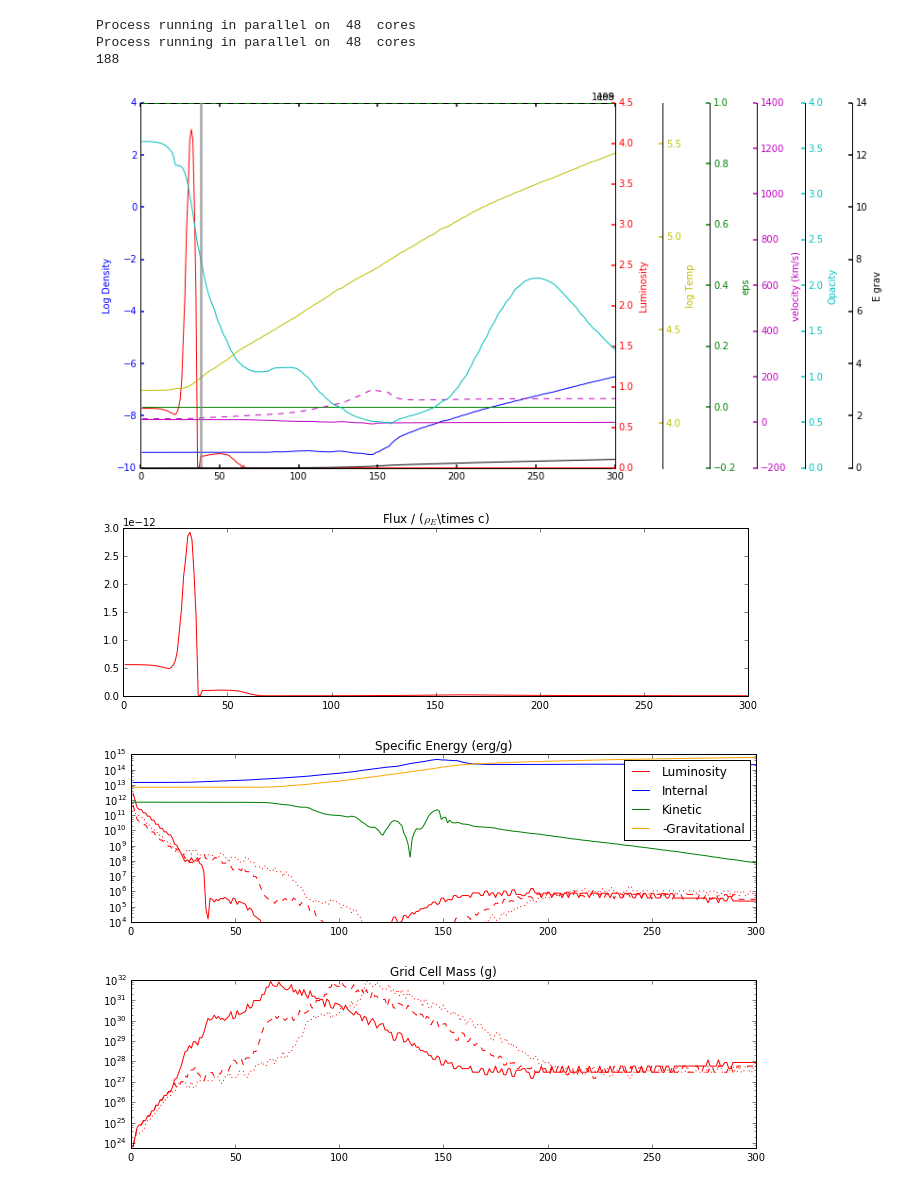
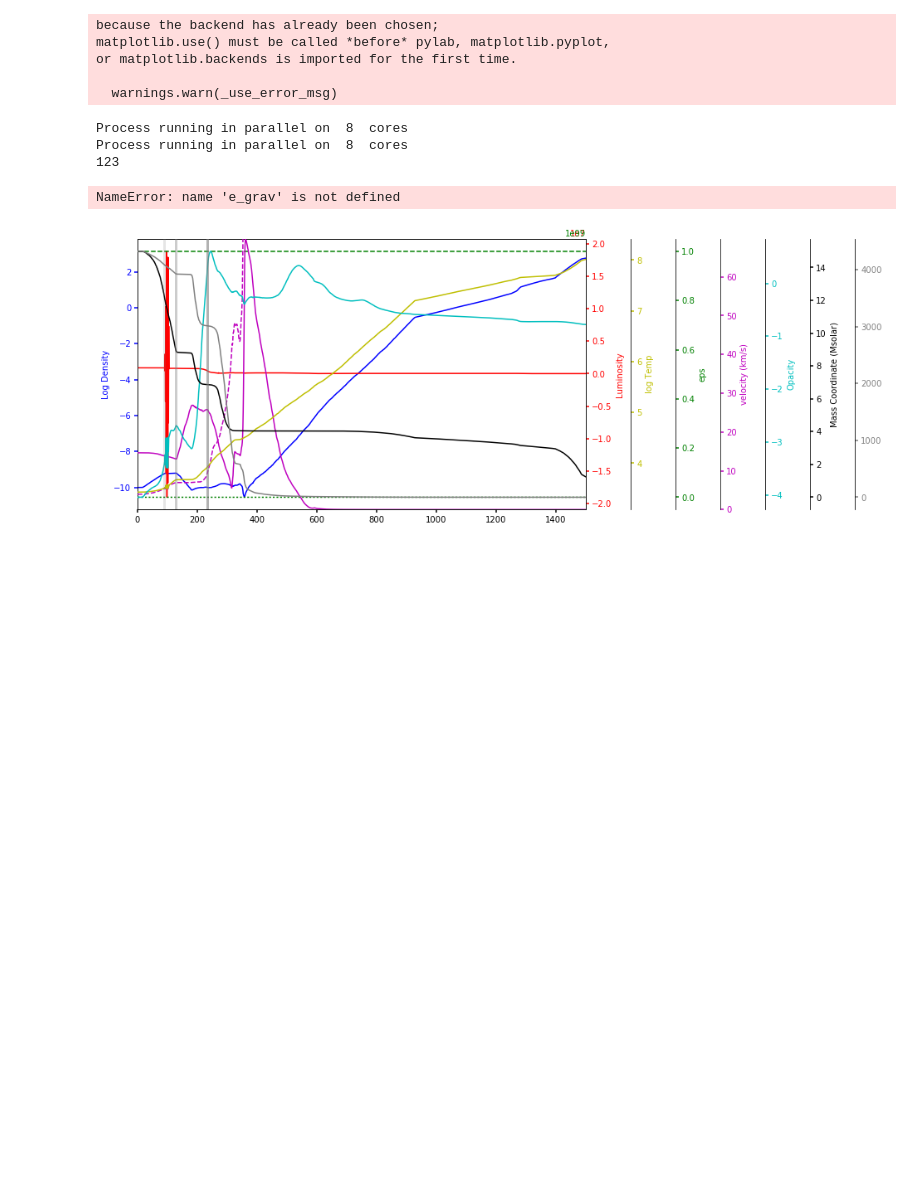
Before and after one commit to JRGarza/CE_mesa, a Jupyter notebook: python_scripts/check_results_tassos.ipynb, the cells around one changed output. Cells and saved outputs as stored; diff of their text form; code cells hidden in the pictures; blank space fills up the shorter version.

```diff
--- a/python_scripts/check_results_tassos.ipynb
+++ b/python_scripts/check_results_tassos.ipynb
@@ -8,19 +8,24 @@ import numpy as np
 %matplotlib inline
 plt.rcParams['figure.figsize'] = 12, 6  # that's default image size for this interactive session
 
-data_path = "/data/disk1/fragkos/mesa_projects/CE/test_runs/JeffTestForRon/LOGS/"
+data_path = "/Users/tassos/Desktop/TestForBill/LOGS/"
 #data_path = "/home/evol/andrews/Research/CE_mesa/working/LOGS/"
-
+data_path= "/Users/tassos/repos/CE_mesa/working/LOGS/"
 
 a = ms.mesa(data_path=data_path, parallel=True, abundances=False, log_abundances = True, Yaxis='mass', Xaxis="log_inv_star_age",czones=False, Variable='v_div_vesc', orbit=True)
 
 print len(a.profiles)
 # %% [output]
-Process running in parallel on  48  cores
-Process running in parallel on  48  cores
-188
+because the backend has already been chosen;
+matplotlib.use() must be called *before* pylab, matplotlib.pyplot,
+or matplotlib.backends is imported for the first time.
+
+  warnings.warn(_use_error_msg)
+Process running in parallel on  8  cores
+Process running in parallel on  8  cores
+123
 # %%
-i=len(a.profiles)-3
+i=len(a.profiles)-1
 
 
 def make_patch_spines_invisible(ax):
@@ -61,6 +66,12 @@ par6.spines["right"].set_position(("axes", 1.5))
 make_patch_spines_invisible(par6)
 par6.spines["right"].set_visible(True)
 
+par7 = host.twinx()
+par7.spines["right"].set_position(("axes", 1.6))
+make_patch_spines_invisible(par7)
+par7.spines["right"].set_visible(True)
+
+
 
 
 #i=6
@@ -71,7 +82,7 @@ x = a.profiles[i]["zone"]
 #x = 10**a.profiles[i]["logR"]
 #x = a.profiles[i]["q"]
 xmin = 0
-xmax = 300
+xmax = 1500
 # xmin = min(x)
 # xmax = max(x)
 
@@ -86,13 +97,13 @@ tau = 10.**a.profiles[i]["logtau"]
 
 
 
-# tau_zone = np.max([np.where(tau < 1)])
-# tau_x = x[tau_zone]
-# plt.axvline(tau_x, color='gray', linewidth=3, alpha=0.2)
+tau_zone = np.max([np.where(tau < 1.0)])
+tau_x = x[tau_zone]
+plt.axvline(tau_x, color='gray', linewidth=3, alpha=0.2)
 
-# tau_zone = np.max([np.where(tau < 10)])
-# tau_x = x[tau_zone]
-# plt.axvline(tau_x, color='gray', linewidth=3, alpha=0.4)
+tau_zone = np.max([np.where(tau < 10)])
+tau_x = x[tau_zone]
+plt.axvline(tau_x, color='gray', linewidth=3, alpha=0.4)
 
 tau_zone = np.max([np.where(tau < 100)])
 tau_x = x[tau_zone]
@@ -111,9 +122,13 @@ eps_nuc, = par2.plot(x,a.profiles[i]["eps_recombination"], label=r"$\epsilon_{\r
 vel, = par3.plot(x,a.profiles[i]["velocity"]/1.0e5, label="velocity", color='m')
 cs, = par3.plot(x,a.profiles[i]["csound"]/1.0e5, label="Sound speed", color='m', linestyle='dashed')
 temp, = par4.plot(x,a.profiles[i]["logT"], label="log Temp", color='y')
-opacity, = par5.plot(x,a.profiles[i]["opacity"], label="opacity", color='c')
+opacity, = par5.plot(x,np.log10(a.profiles[i]["opacity"]), label="opacity", color='c')
 #brunt_N2, = par6.plot(x, a.profiles[i]["brunt_N2"], label="Brunt-Vaisala", color='k')
-e_grav, = par6.plot(x, a.profiles[i]["mass"]/10**a.profiles[i]["logR"], label="e_grav", color='k')
+# e_grav, = par6.plot(x, a.profiles[i]["mass"]/10**a.profiles[i]["logR"], label="e_grav", color='k')
+mass, = par6.plot(x, a.profiles[i]["mass"], label="Mass coordinate", color='k')
+radius, = par7.plot(x, 10**a.profiles[i]["logR"], label="Radius coordinate", color='grey')
+
+
 
 
 # Label y-axes
@@ -124,7 +139,7 @@ par3.set_ylabel('velocity (km/s)')
 par4.set_ylabel('log Temp')
 par5.set_ylabel('Opacity')
 #par6.set_ylabel('Brunt-Vaisala')
-par6.set_ylabel('E grav')
+par6.set_ylabel('Mass Coordinate (Msolar)')
 
 
 # Set y-axis label colors
@@ -135,10 +150,15 @@ par3.yaxis.label.set_color(vel.get_color())
 par4.yaxis.label.set_color(temp.get_color())
 par5.yaxis.label.set_color(opacity.get_color())
 #par6.yaxis.label.set_color(brunt_N2.get_color())
-par6.yaxis.label.set_color(e_grav.get_color())
+par6.yaxis.label.set_color(mass.get_color())
+par7.yaxis.label.set_color(radius.get_color())
+
 
 # Y-limit
 par4.set_ylim(0.9*min(a.profiles[i]["logT"][xmin:xmax]), 1.05*max(a.profiles[i]["logT"][xmin:xmax]))
+par3.set_ylim(min(a.profiles[i]["velocity"][xmin:xmax]/1.0e5), max(a.profiles[i]["velocity"][xmin:xmax]/1.0e5))
+
+
 #par6.set_ylim(0.0, 0.5)
 
 
@@ -151,7 +171,9 @@ par3.tick_params(axis='y', colors=vel.get_color(), **tkw)
 par4.tick_params(axis='y', colors=temp.get_color(), **tkw)
 par5.tick_params(axis='y', colors=opacity.get_color(), **tkw)
 #par6.tick_params(axis='y', colors=brunt_N2.get_color(), **tkw)
-par6.tick_params(axis='y', colors=e_grav.get_color(), **tkw)
+par6.tick_params(axis='y', colors=mass.get_color(), **tkw)
+par7.tick_params(axis='y', colors=radius.get_color(), **tkw)
+
 host.tick_params(axis='x', **tkw)
 
 # Set x-limits
@@ -388,34 +410,32 @@ plt.ylim(-10.0, 10)
 
 plt.legend(loc=4)
 plt.show()
 
 
 
 # Now, let's plot energy componentsat each cell
 
 fig, host = plt.subplots(figsize=(11.2,3))
 fig.subplots_adjust(right=0.75)
 dm = a.profiles[i]["dm"]
 Lsun = 3.828e33 #erg/s
 G = 6.67259e-8
 plt.plot(x,np.log10(np.abs(G*a.profiles[i]["mass"]/10**a.profiles[i]["logR"])), label="E_grav")
 plt.plot(x,np.log10(np.abs(0.5*a.profiles[i]["velocity"]**2)), label="E_kin")
 plt.plot(x,np.log10(np.abs(0.5*a.profiles[i]["v_rot"]**2)), label="E_rot")
 plt.plot(x,np.log10(np.abs(a.profiles[i]["energy"])), label="E_int")
 plt.plot(x,np.log10(np.abs(a.profiles[i]["ionization_energy"])), label="E_ion")
 plt.plot(x,np.log10(np.abs(a.profiles[i]["total_energy"])), label="E_total")
 
 plt.xlim(xmin,xmax)
 plt.ylabel("log(abs(Specific Energy [erg/rg]))")
 plt.ylim(12.0, 12.5)
 
 
 
 
 plt.legend(loc=4)
 plt.show()
 # %% [output]
+NameError: name 'e_grav' is not defined
-[figure, old version]
+[figure, new version]
-[figure, removed]
-[figure, removed]
-[figure, removed]
```
Also changed, not shown: parts of 14 cells of this notebook, 16 other files.
